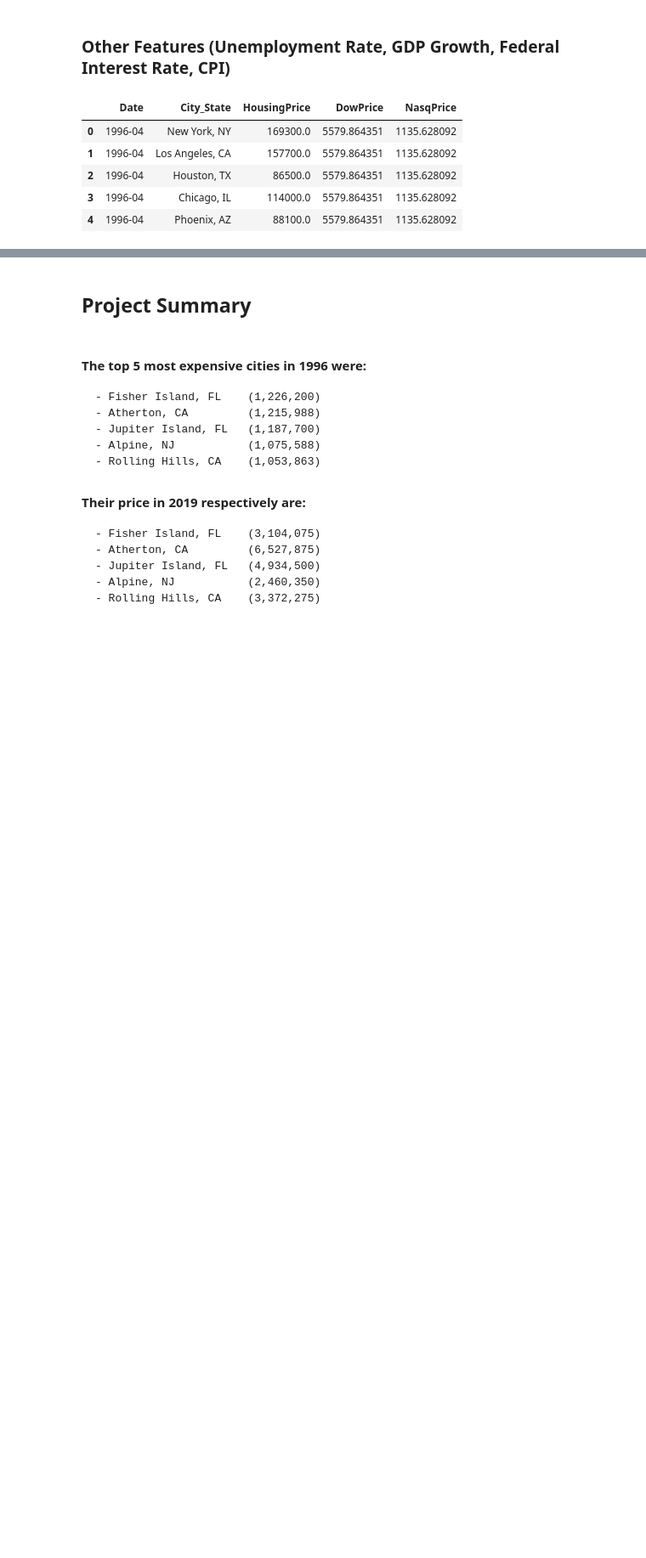
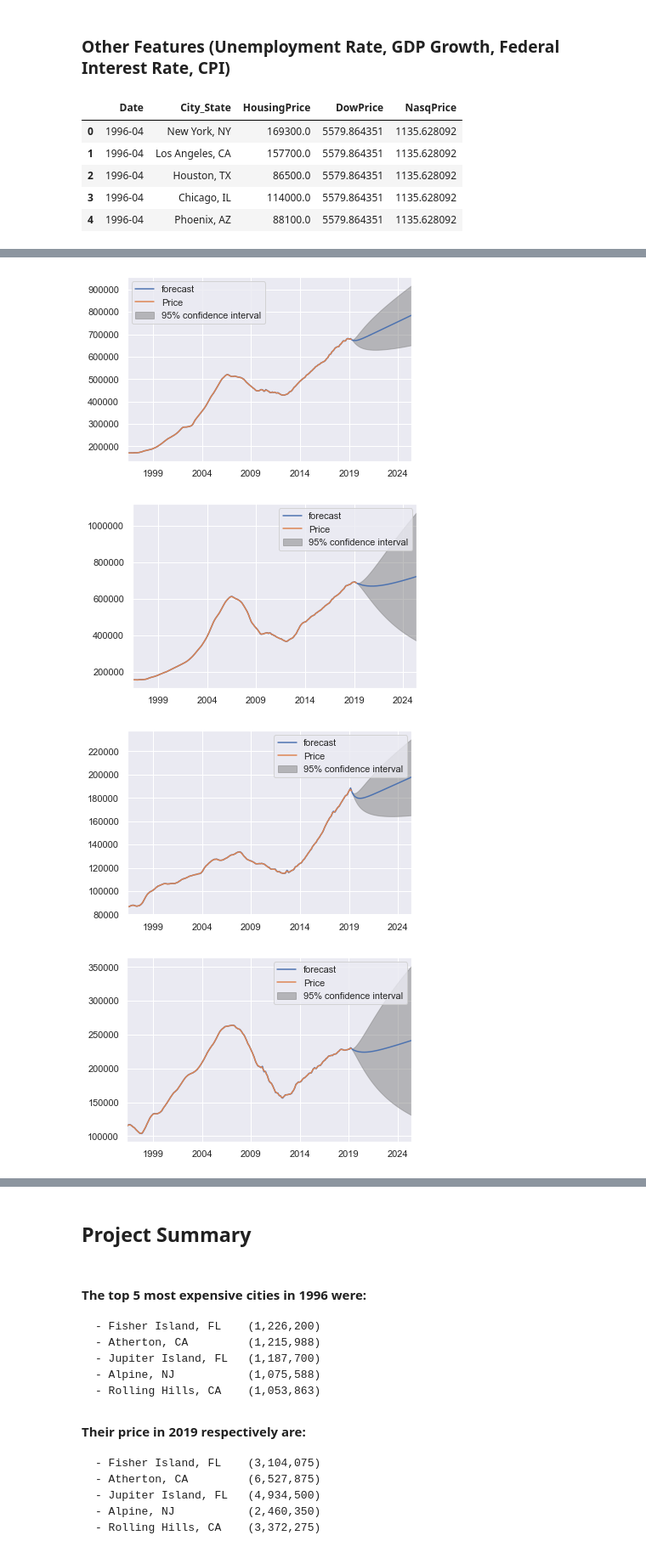
Before and after one commit to leehongc/housing, a Jupyter notebook: HousingProject.ipynb, the cells around one changed output, grey strips where cells are left out. Shown: that part at 85% size. Saved outputs shown, nothing was run; the diff lists cells and outputs as text; code cells hidden in the pictures; blank space fills up the shorter version.

```diff
--- a/HousingProject.ipynb
+++ b/HousingProject.ipynb
@@ -539,0 +605,21 @@ zildow = sns.lineplot(x='Date', y='Price', hue='Category', data=zildowreshaped)
+# %%
+def arimaplot(df, axnum):
+    size = int(len(df) * 0.80)
+    df_train = df[:size]
+    df_test = df[size:]
+
+    df_model_fit = ARIMA(df, order=(1,1,2)).fit()
+    df_model_fit.plot_predict(1, 350, ax=axnum);
+
+arimaplot(ny)
+arimaplot(ca)
+arimaplot(tx)
+arimaplot(il)
+arimaplot(az)
+arimaplot(dow)
+arimaplot(nasdaq)
+# %% [output]
+[figure, added]
+[figure, added]
+[figure, added]
+[figure, added]
```
Also changed, not shown: parts of 14 cells of this notebook.
